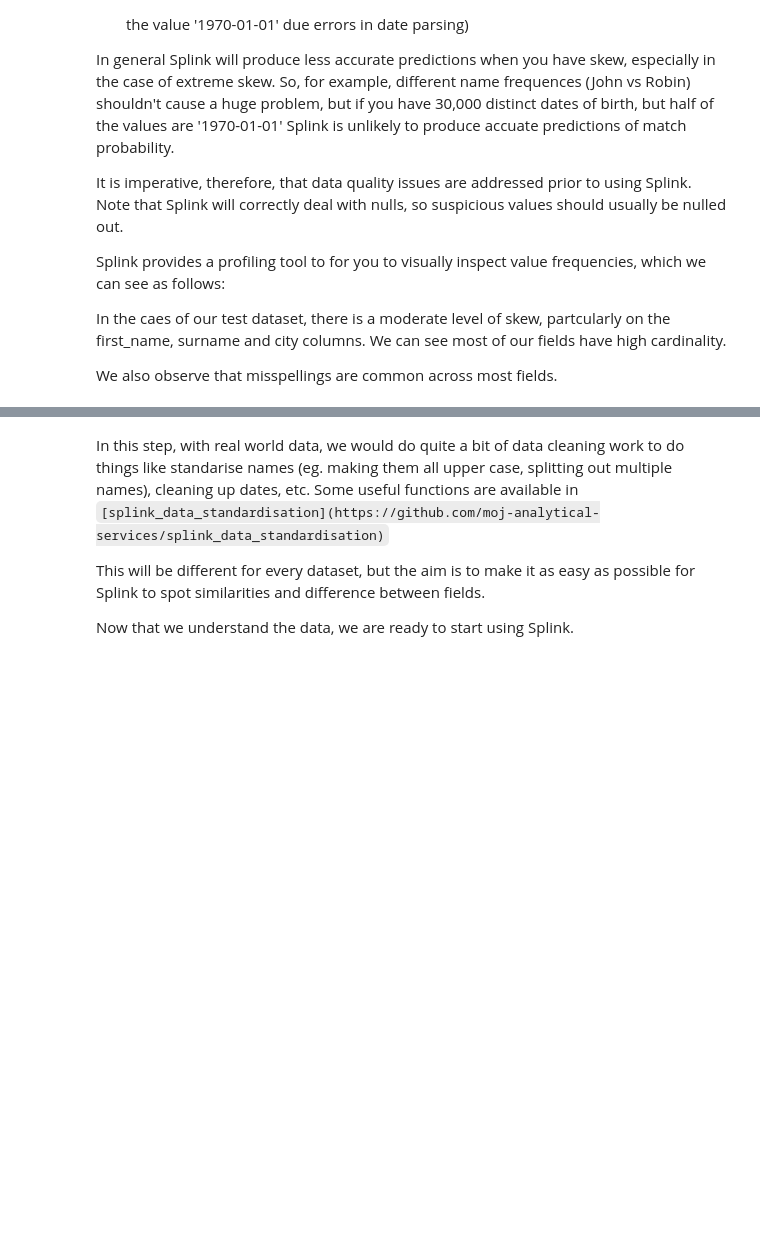
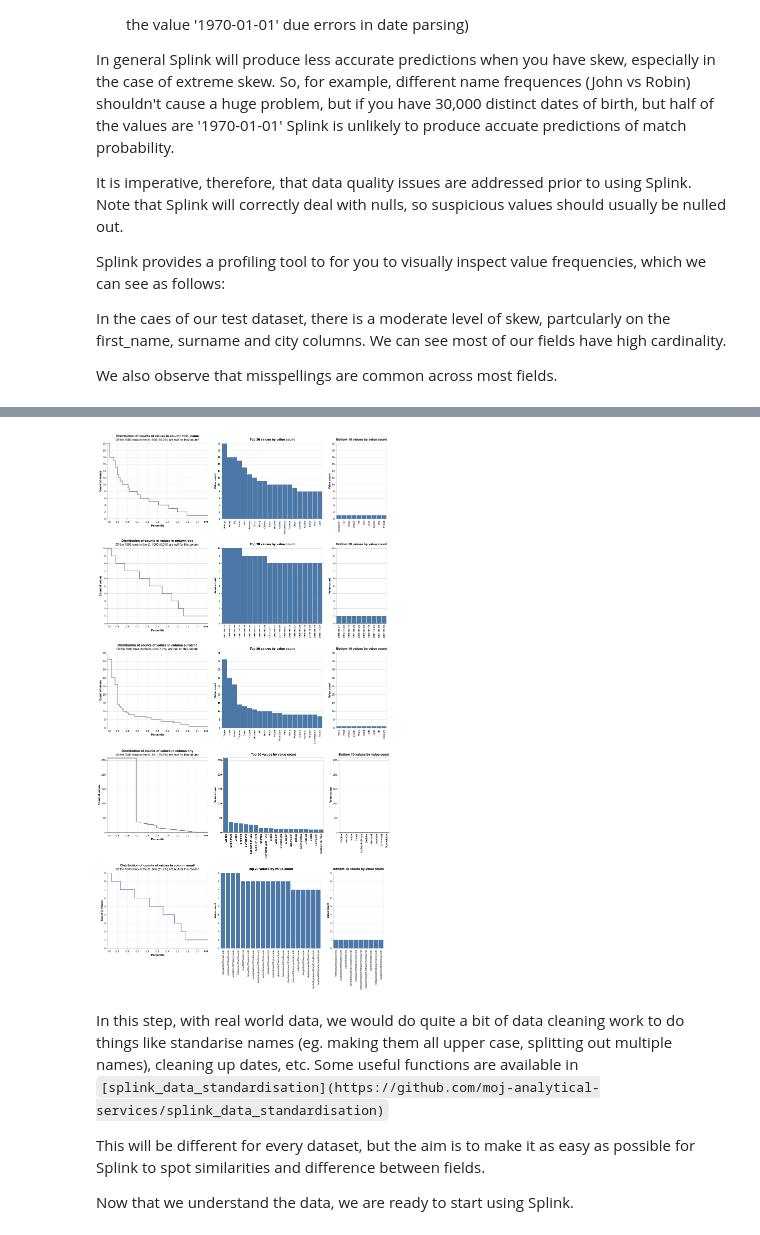
Before and after one commit to moj-analytical-services/splink_demos, a Jupyter notebook: deduplication_detailed_example.ipynb, the cells around one changed output, grey strips where cells are left out. Cells and saved outputs as stored; diff of their text form; code cells hidden in the pictures; blank space fills up the shorter version.

Commit message:
detailed demo charts

```diff
--- a/deduplication_detailed_example.ipynb
+++ b/deduplication_detailed_example.ipynb
@@ -73,5 +64,7 @@ We also observe that misspellings are common across most fields.
 # %%
 from splink.profile import column_value_frequencies_chart
 # %%
+import altair as alt
+alt.renderers.enable('mimetype')
 column_value_frequencies_chart(['first_name', "surname", "dob", "city", "email"], df, spark)
 # %% [output]
@@ -79,3 +71,4 @@ column_value_frequencies_chart(['first_name', "surname", "dob", "city", "email"]
+[figure, added]
 # %% [markdown]
 In this step, with real world data, we would do quite a bit of data cleaning work to do things like standarise names (eg. making them all upper case, splitting out multiple names), cleaning up dates, etc.  Some useful functions are available in `[splink_data_standardisation](https://github.com/moj-analytical-services/splink_data_standardisation)`
 
```
Also changed, not shown: parts of 12 cells of this notebook, 1 other file.
